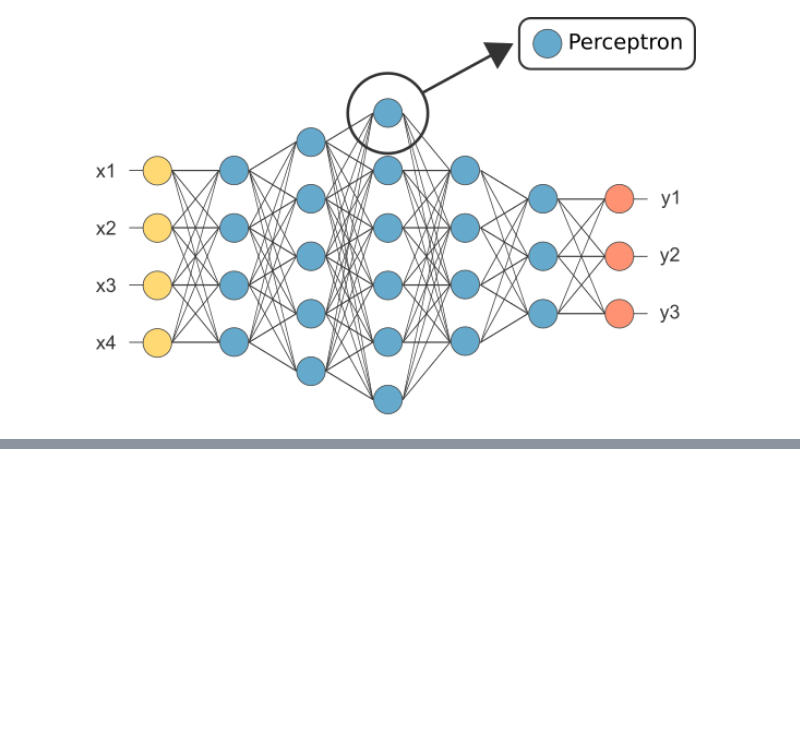
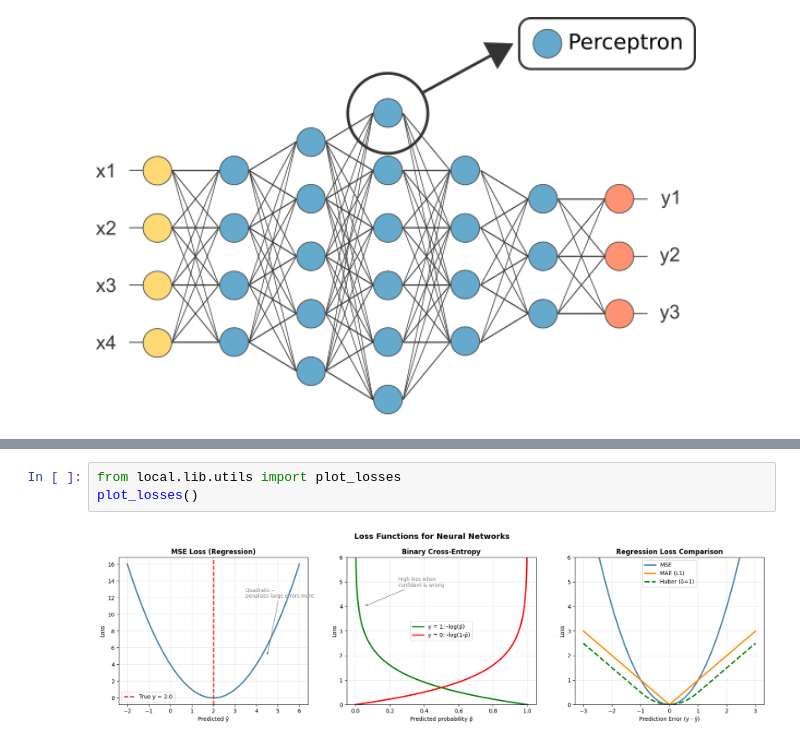
Before and after one commit to rramosp/deeplearning.udea, a Jupyter notebook: content/U01.01 - Introduction to Neural Networks.ipynb, the cells around one changed output, grey strips where cells are left out. Drawn from its saved outputs; the diff is of its cells as text; blank space fills up the shorter version.

```diff
--- a/content/U01.01 - Introduction to Neural Networks.ipynb
+++ b/content/U01.01 - Introduction to Neural Networks.ipynb
@@ -98,0 +243,5 @@ where $\sigma$ and $h$ are the activation functions for the output and hidden la
+# %%
+from local.lib.utils import plot_losses
+plot_losses()
+# %% [output]
+[figure, added]
```
Also changed, not shown: parts of 29 cells of this notebook, 6 other files.
